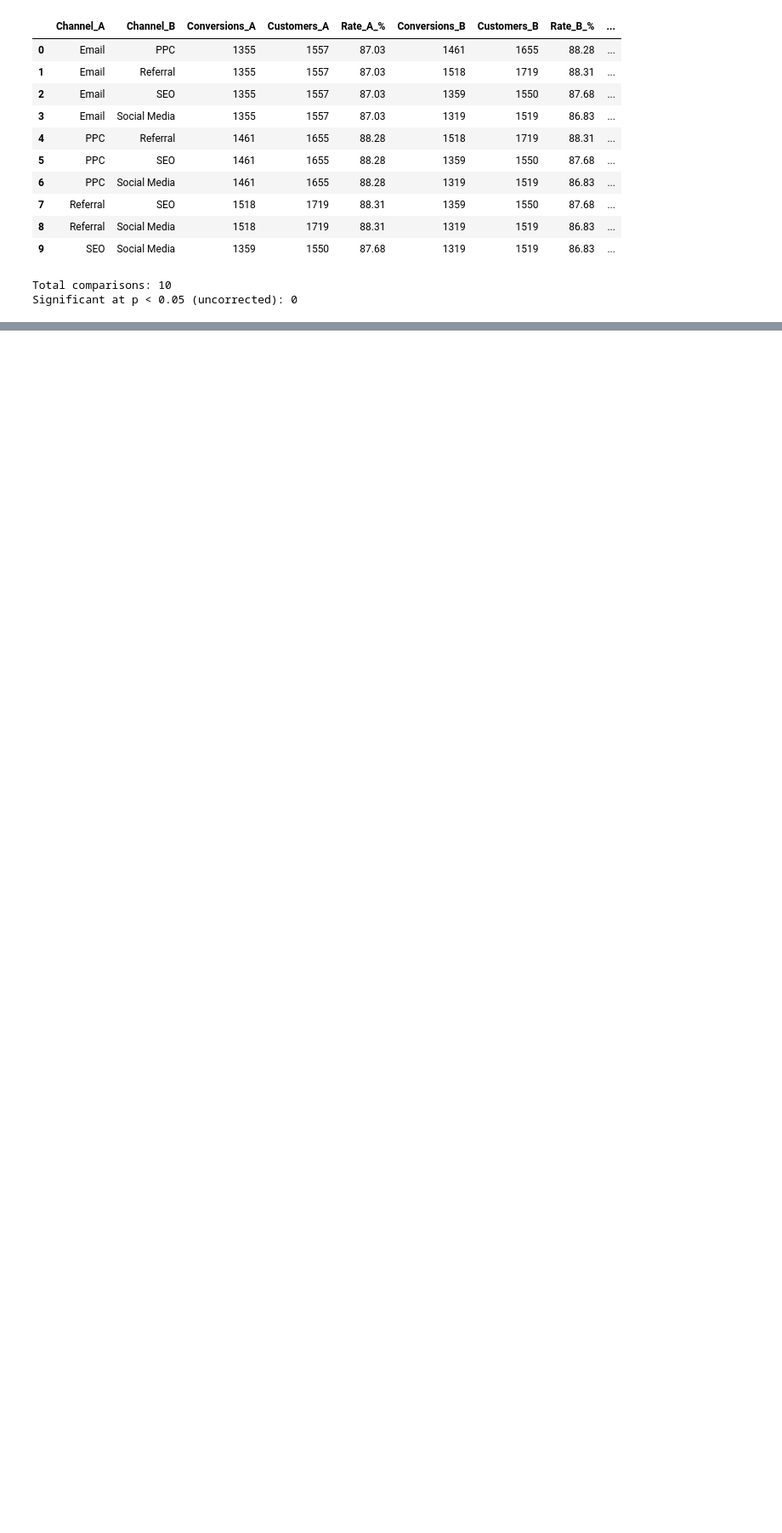
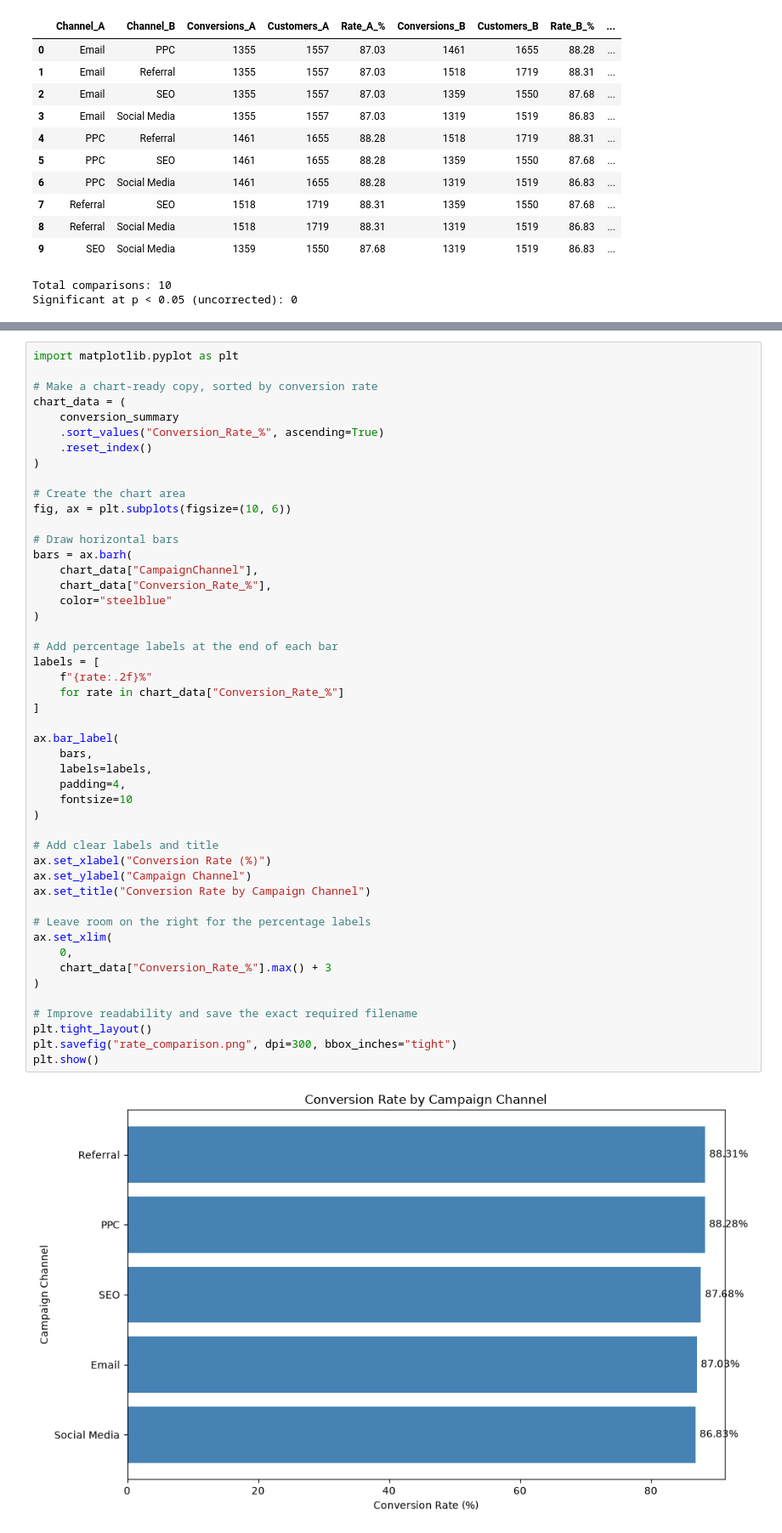
Before and after one commit to ai-consulting-bootcamp/lab-statistical-analysis, a Jupyter notebook: lab_statistical_analysis_Andreas_Papachristophorou/statistical_analysis.ipynb, the cells around one changed output, grey strips where cells are left out. Shown at 85% size. Cells and saved outputs as stored; diff of their text form; blank space fills up the shorter version.

```diff
--- a/lab_statistical_analysis_Andreas_Papachristophorou/statistical_analysis.ipynb
+++ b/lab_statistical_analysis_Andreas_Papachristophorou/statistical_analysis.ipynb
@@ -366,0 +375,50 @@ Significant at p < 0.05 (uncorrected): 0
+# %%
+import matplotlib.pyplot as plt
+
+# Make a chart-ready copy, sorted by conversion rate
+chart_data = (
+    conversion_summary
+    .sort_values("Conversion_Rate_%", ascending=True)
+    .reset_index()
+)
+
+# Create the chart area
+fig, ax = plt.subplots(figsize=(10, 6))
+
+# Draw horizontal bars
+bars = ax.barh(
+    chart_data["CampaignChannel"],
+    chart_data["Conversion_Rate_%"],
+    color="steelblue"
+)
+
+# Add percentage labels at the end of each bar
+labels = [
+    f"{rate:.2f}%"
+    for rate in chart_data["Conversion_Rate_%"]
+]
+
+ax.bar_label(
+    bars,
+    labels=labels,
+    padding=4,
+    fontsize=10
+)
+
+# Add clear labels and title
+ax.set_xlabel("Conversion Rate (%)")
+ax.set_ylabel("Campaign Channel")
+ax.set_title("Conversion Rate by Campaign Channel")
+
+# Leave room on the right for the percentage labels
+ax.set_xlim(
+    0,
+    chart_data["Conversion_Rate_%"].max() + 3
+)
+
+# Improve readability and save the exact required filename
+plt.tight_layout()
+plt.savefig("rate_comparison.png", dpi=300, bbox_inches="tight")
+plt.show()
+# %% [output]
+[figure, added]
```
Also changed, not shown: parts of 11 cells of this notebook, 10 other files.
